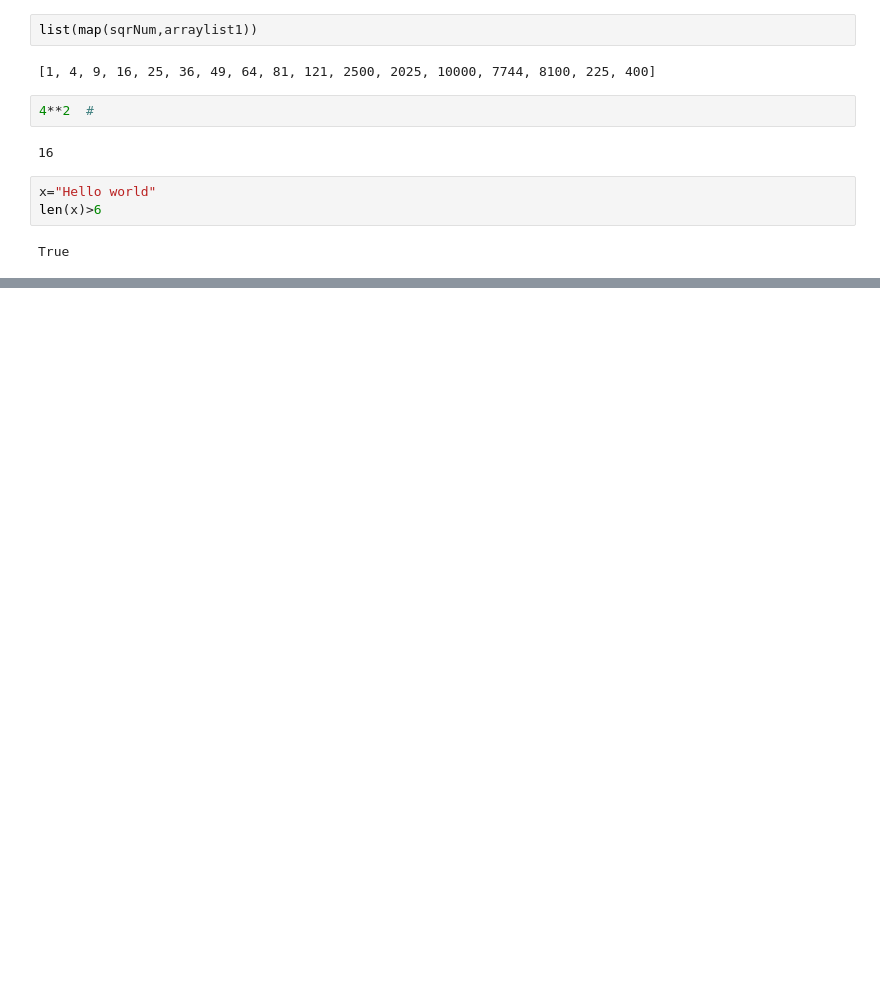
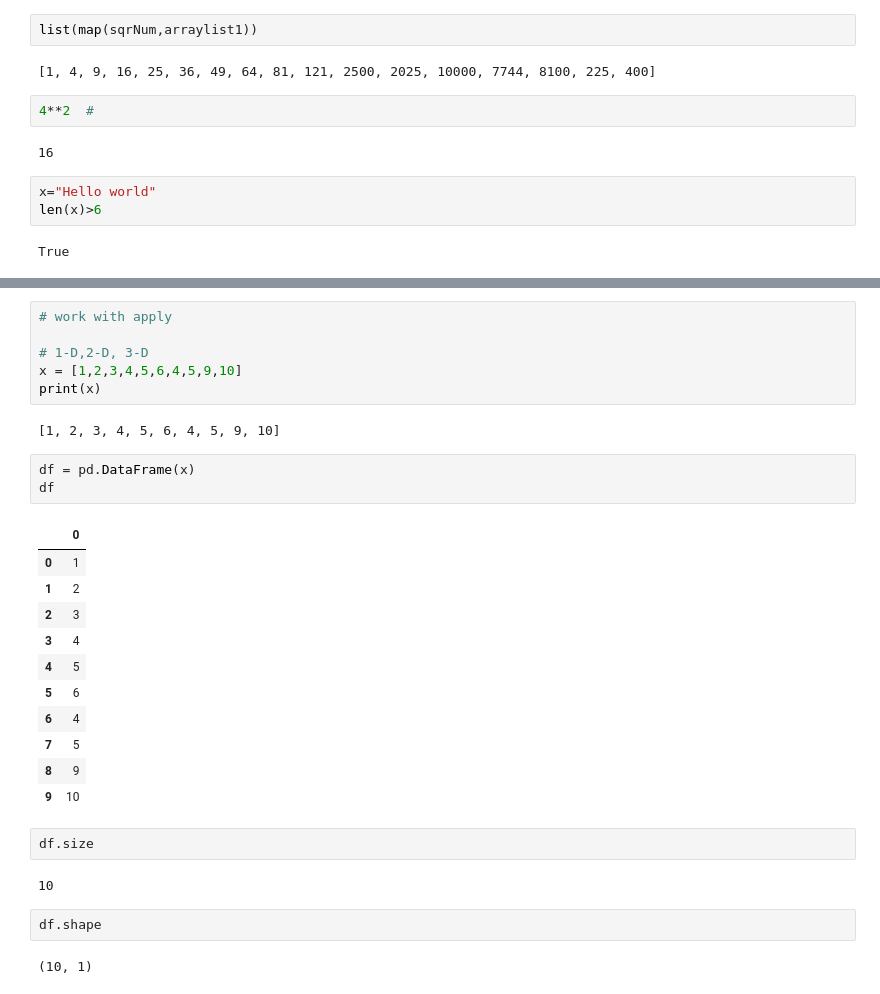
Before and after one commit to sharmaRoushan-Official/python_2023, a Jupyter notebook: 15.Lambda functions in Python.ipynb, the cells around one changed output, grey strips where cells are left out. Saved outputs shown, nothing was run; the diff lists cells and outputs as text; blank space fills up the shorter version.

```diff
--- a/15.Lambda functions in Python.ipynb
+++ b/15.Lambda functions in Python.ipynb
@@ -235,0 +321,31 @@ True
+# %%
+# work with apply
+
+# 1-D,2-D, 3-D
+x = [1,2,3,4,5,6,4,5,9,10]
+print(x)
+# %% [output]
+[1, 2, 3, 4, 5, 6, 4, 5, 9, 10]
+# %%
+df = pd.DataFrame(x)
+df
+# %% [output]
+|  | 0 |
+| 0 | 1 |
+| 1 | 2 |
+| 2 | 3 |
+| 3 | 4 |
+| 4 | 5 |
+| 5 | 6 |
+| 6 | 4 |
+| 7 | 5 |
+| 8 | 9 |
+| 9 | 10 |
+# %%
+df.size
+# %% [output]
+10
+# %%
+df.shape
+# %% [output]
+(10, 1)
```
Also changed, not shown: parts of 62 cells of this notebook, 1 other file.
